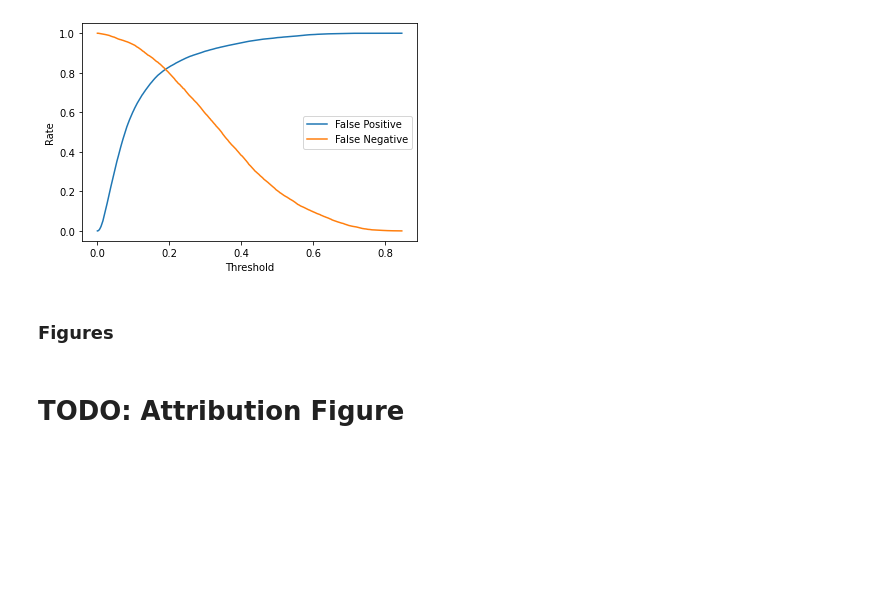
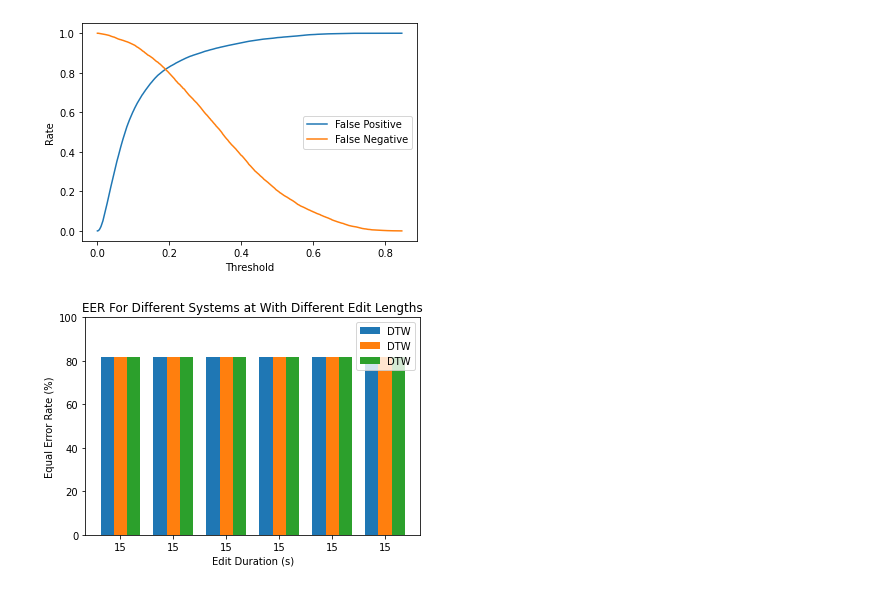
Before and after one commit to HMC-MIR/HSTW, a Jupyter notebook: 06_music_eval.ipynb, the cells around one changed output. Drawn from its saved outputs; the diff is of its cells as text; code cells hidden in the pictures; blank space fills up the shorter version.

```diff
--- a/06_music_eval.ipynb
+++ b/06_music_eval.ipynb
@@ -463,7 +496,29 @@ plt.ylabel("Rate")
 plt.legend(["False Positive", "False Negative"]);
 # %% [output]
 [figure]
-# %% [markdown]
-### Figures
-# %% [markdown]
-# TODO: Attribution Figure
+# %%
+def plotAttribution(timesToPlot, systemsToPlot, legend, cfg):
+    EERs = np.zeros((len(timesToPlot), len(systemsToPlot)))
+    for i, plotTime in enumerate(timesToPlot):
+        for j, plotSys in enumerate(systemsToPlot):
+            ROCfile = '/home/tshaw/ttmp/partial_match/%s/evaluations/attribution/align_clean_to_%ss/%s.pkl' \
+            % (cfg, str(plotTime), plotSys)
+            ROC = pkl.load(open(ROCfile, 'rb'))
+            FP, FN, minDiff = findEER(ROC)
+            EERs[i,j] = (FP + FN) / 2 # Take the average of the FP and FN rates when they are at the closest point
+
+    x = np.arange(len(timesToPlot))
+    numBars = len(systemsToPlot)
+    width = 0.75 / numBars
+
+    for i in range(numBars):
+        plt.bar(x - width * (numBars / 2) + (i + 1/2) * width, EERs[:,i] * 100, width)
+
+    plt.ylim(0,100)
+    plt.ylabel("Equal Error Rate (%)")
+
+    plt.xlabel("Edit Duration (s)")
+    plt.xticks(x, timesToPlot)
+
+    plt.legend(legend)
+    plt.title("EER For Different Systems at With Different Edit Lengths")
@@ -469,0 +545,9 @@ plt.legend(["False Positive", "False Negative"]);
+# %%
+timesToPlot = [15, 15, 15, 15, 15, 15]
+systemsToPlot = ['dtw223', 'dtw223', 'dtw223']
+legend = ["DTW", "DTW", "DTW"]
+cfg = cfg # Change this at top of file to change which benchmark is being plot
+
+plotAttribution(timesToPlot, systemsToPlot, legend, cfg)
+# %% [output]
+[figure, added]
```
Also changed, not shown: parts of 7 cells of this notebook.
